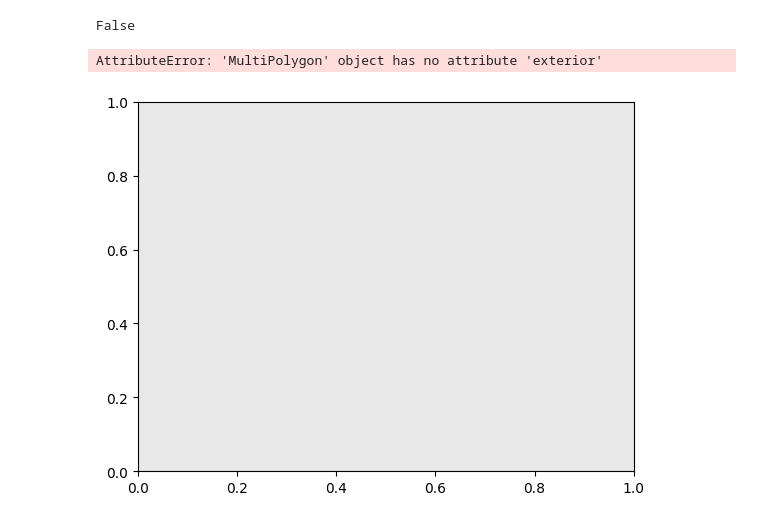
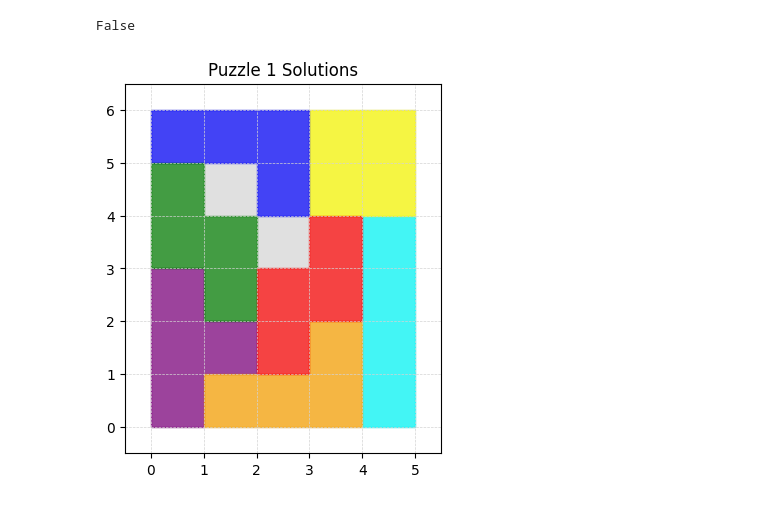
Before and after one commit to pmags/project_tadb_fcup_20242025, a Jupyter notebook: examples/notebooks/dev.ipynb, the cells around one changed output. Drawn from its saved outputs; the diff is of its cells as text; code cells hidden in the pictures.

Commit message:
fixed visualiztion function

```diff
--- a/examples/notebooks/dev.ipynb
+++ b/examples/notebooks/dev.ipynb
@@ -157,11 +198,11 @@ False
 # %%
 from utils.plot import plot_solutions
 
-plot_solutions( puzzle_id=1, title="Puzzle 1 Solutions", solution_id=1 )
+fig1, ax1 = plt.subplots()
+plot_solutions(ax=ax1, puzzle_id=1, title="Puzzle 1 Solutions", solution_id=1 )
 plt.show()
 # %% [output]
-AttributeError: 'MultiPolygon' object has no attribute 'exterior'
-[figure, old version]
+[figure, new version]
 # %%
 from utils.plot import plot_solutions
 
```
Also changed, not shown: parts of 8 cells of this notebook, 1 other file.
